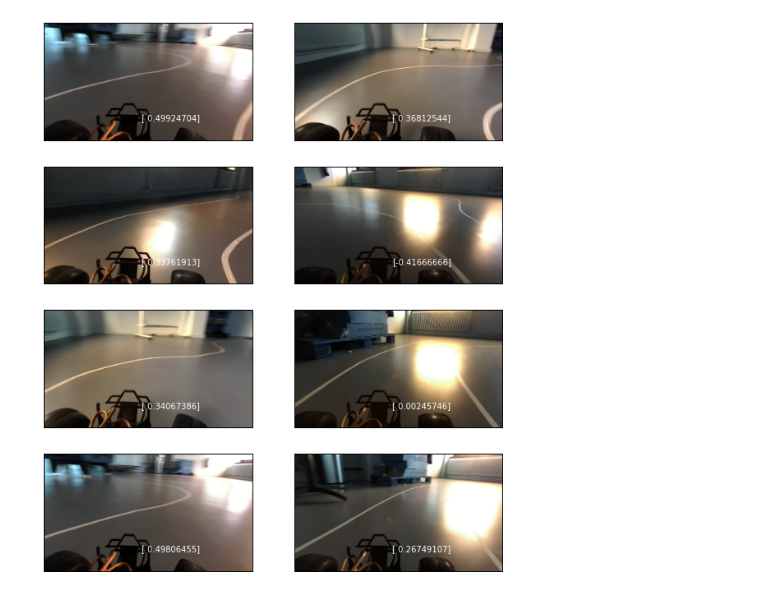
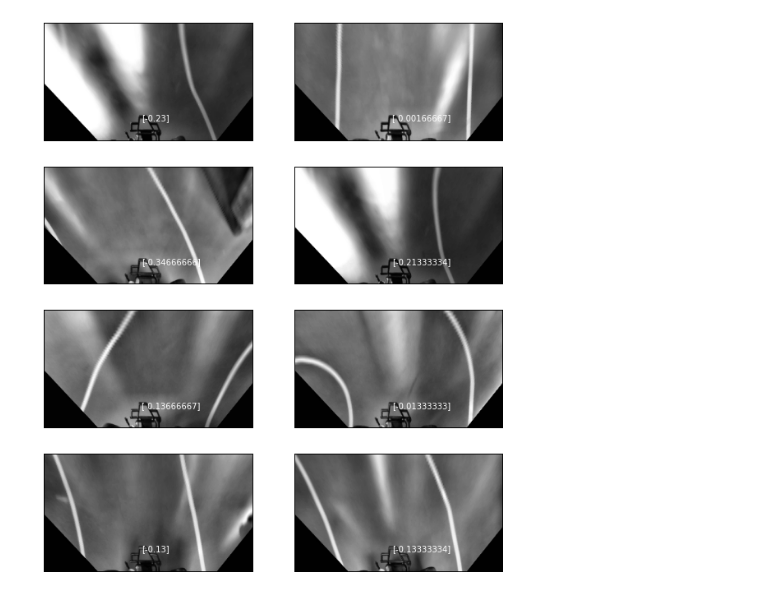
Before and after one commit to kometa-triatlon/roborace_erlerover, a Jupyter notebook: behavioral_cloning/tools/InspectHDF5.ipynb, the cells around one changed output. Cells and saved outputs as stored; diff of their text form; code cells hidden in the pictures.

```diff
--- a/behavioral_cloning/tools/InspectHDF5.ipynb
+++ b/behavioral_cloning/tools/InspectHDF5.ipynb
@@ -12,13 +12,14 @@ def display_excerpt(file_path, n=8):
 
         plt.figure(figsize=(10, n * 1.5))
         for i, idx in enumerate(np.random.choice(label.shape[0], n)):
+            #print(data[idx, :, :, :].shape)
             plt.subplot(n/2, 2, i + 1)
-            plt.imshow(np.asarray(data[idx, :, :, :].transpose([1, 2, 0]) * 255, dtype=np.uint8))
+            plt.imshow(np.asarray(data[idx, :, :, :].transpose([1, 2, 0]).squeeze() * 255, dtype=np.uint8), cmap='gray')
             plt.annotate(str(label[idx]), (150, 150), color='white')
             plt.xticks([])
             plt.yticks([])
         plt.show()
 # %%
-display_excerpt('/home/dprylipko/Work/erlerover/behavioral_cloning/data/04_HAGL/train02.h5')
+display_excerpt('/home/dprylipko/Work/erlerover/behavioral_cloning/data/04_HAGL_p2/valid01.h5')
 # %% [output]
-[figure, old version]
+[figure, new version]
```
Also changed, not shown: parts of 1 cell of this notebook, 3 other files.
